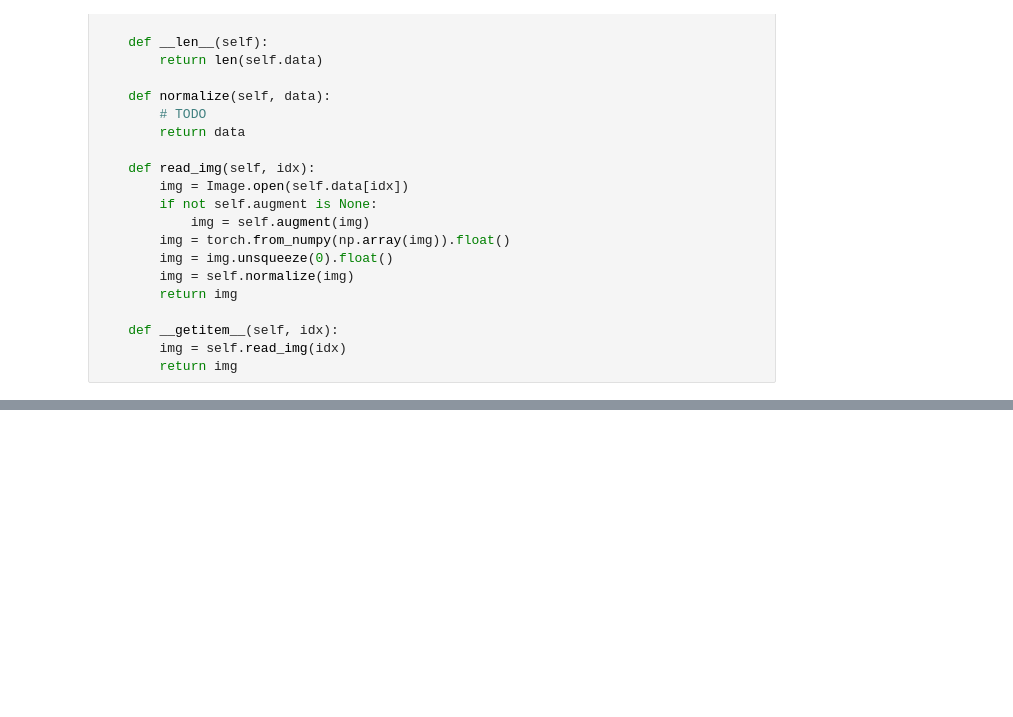
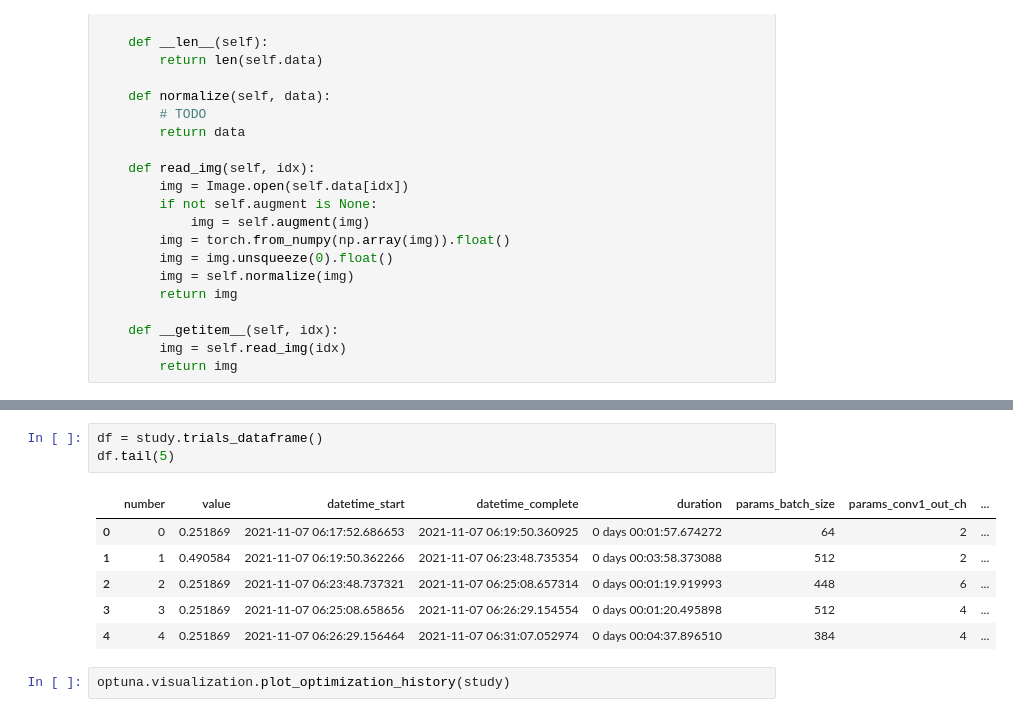
Before and after one commit to shengyenlin/Machine-Learning-EEML-2021-Fall, a Jupyter notebook: HW3/HW3_kept.ipynb, the cells around one changed output, grey strips where cells are left out. Cells and saved outputs as stored; diff of their text form; blank space fills up the shorter version.

```diff
--- a/HW3/HW3_kept.ipynb
+++ b/HW3/HW3_kept.ipynb
@@ -53,0 +67,12 @@ class TestingDataset(Dataset):
+# %%
+df = study.trials_dataframe()
+df.tail(5)
+# %% [output]
+|  | number | value | datetime_start | datetime_complete | duration | params_batch_size | params_conv1_out_ch | ... |
+| 0 | 0 | 0.251869 | 2021-11-07 06:17:52.686653 | 2021-11-07 06:19:50.360925 | 0 days 00:01:57.674272 | 64 | 2 | ... |
+| 1 | 1 | 0.490584 | 2021-11-07 06:19:50.362266 | 2021-11-07 06:23:48.735354 | 0 days 00:03:58.373088 | 512 | 2 | ... |
+| 2 | 2 | 0.251869 | 2021-11-07 06:23:48.737321 | 2021-11-07 06:25:08.657314 | 0 days 00:01:19.919993 | 448 | 6 | ... |
+| 3 | 3 | 0.251869 | 2021-11-07 06:25:08.658656 | 2021-11-07 06:26:29.154554 | 0 days 00:01:20.495898 | 512 | 4 | ... |
+| 4 | 4 | 0.251869 | 2021-11-07 06:26:29.156464 | 2021-11-07 06:31:07.052974 | 0 days 00:04:37.896510 | 384 | 4 | ... |
+# %%
+optuna.visualization.plot_optimization_history(study)
```
Also changed, not shown: parts of 27 cells of this notebook, 1 other file.
